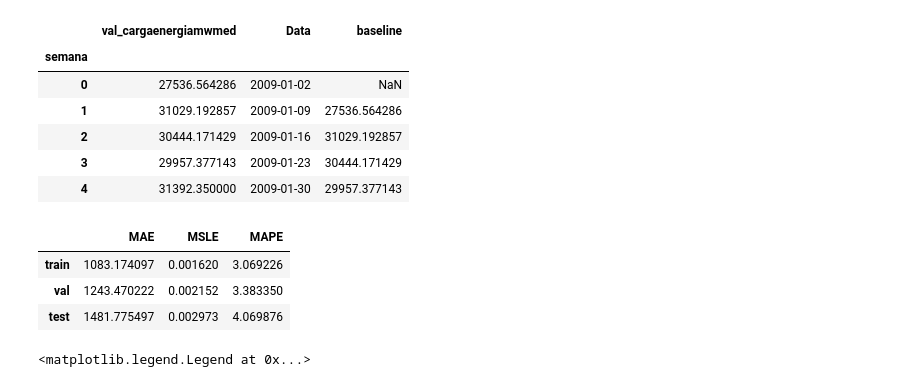
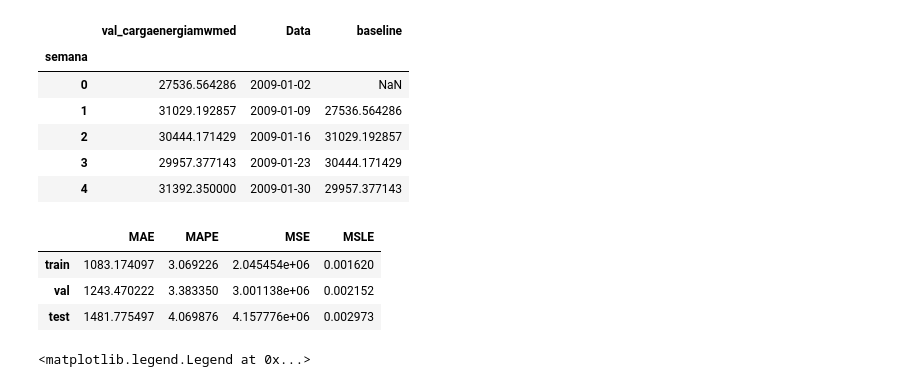
Before and after one commit to marcos-mansur/load-forecast, a Jupyter notebook: Notebook_8_hyperptuning_LSTM_base_em_dias.ipynb, the cells around one changed output. Drawn from its saved outputs; the diff is of its cells as text; code cells hidden in the pictures.

```diff
--- a/Notebook_8_hyperptuning_LSTM_base_em_dias.ipynb
+++ b/Notebook_8_hyperptuning_LSTM_base_em_dias.ipynb
@@ -108,8 +108,8 @@ print('window_size = ',window_size)
 window_size =  140
 # %%
 # average daily load by operative week
-df_target = pd.DataFrame(data=df.groupby(by=['semana'])['val_cargaenergiamwmed'].mean())
+df_target = pd.DataFrame(data=df.groupby(by=['semana'])[load_col].mean())
 # start day of each operative week
-df_target['Data'] = df.groupby(by=['semana'])['din_instante'].min()
+df_target['Data'] = df.groupby(by=['semana'])[time_col].min()
 # %% [markdown]
 # Split train test
@@ -208,34 +212,41 @@ df_target.head()
 # %%
 # indexes for .loc for each set of data
 train_ix_base = ((df_target['Data'] < date_val) & (df_target['Data'] >= '2009-05-22'))
 val_ix_base = ((df_target['Data'] > d2) & (df_target['Data']<date_test))
 test_ix_base = df_target['Data']> d3
+
 
 # metrics for baseline model
 metrics_baseline = pd.DataFrame(index = ['train', 'val', 'test'],
                        data =
 
           {'MAE' : [tf.keras.metrics.mean_absolute_error(
           df_target.loc[ix][load_col][1:],
           df_target.loc[ix]['baseline'][1:]).numpy()
           for ix in [train_ix_base, val_ix_base, test_ix_base]],
 
-          'MSLE' : [tf.keras.metrics.msle(
+          'MAPE' : [tf.keras.metrics.mape(
           df_target.loc[ix][load_col][1:],
           df_target.loc[ix]['baseline'][1:]).numpy()
           for ix in [train_ix_base, val_ix_base, test_ix_base]],
 
-          'MAPE' : [tf.keras.metrics.mape(
+          'MSE' : [tf.keras.metrics.mse(
           df_target.loc[ix][load_col][1:],
           df_target.loc[ix]['baseline'][1:]).numpy()
-          for ix in [train_ix_base, val_ix_base, test_ix_base]]})
+          for ix in [train_ix_base, val_ix_base, test_ix_base]],
+
+          'MSLE' : [tf.keras.metrics.msle(
+          df_target.loc[ix][load_col][1:],
+          df_target.loc[ix]['baseline'][1:]).numpy()
+          for ix in [train_ix_base, val_ix_base, test_ix_base]]
+          })
 
 metrics_baseline
 # %% [output]
-|  | MAE | MSLE | MAPE |
-| train | 1083.174097 | 0.001620 | 3.069226 |
-| val | 1243.470222 | 0.002152 | 3.383350 |
-| test | 1481.775497 | 0.002973 | 4.069876 |
+|  | MAE | MAPE | MSE | MSLE |
+| train | 1083.174097 | 3.069226 | 2.045454e+06 | 0.001620 |
+| val | 1243.470222 | 3.383350 | 3.001138e+06 | 0.002152 |
+| test | 1481.775497 | 4.069876 | 4.157776e+06 | 0.002973 |
 # %%
 fix,ax=plt.subplots(figsize=(20, 8))
 
```
Also changed, not shown: parts of 10 cells of this notebook.
